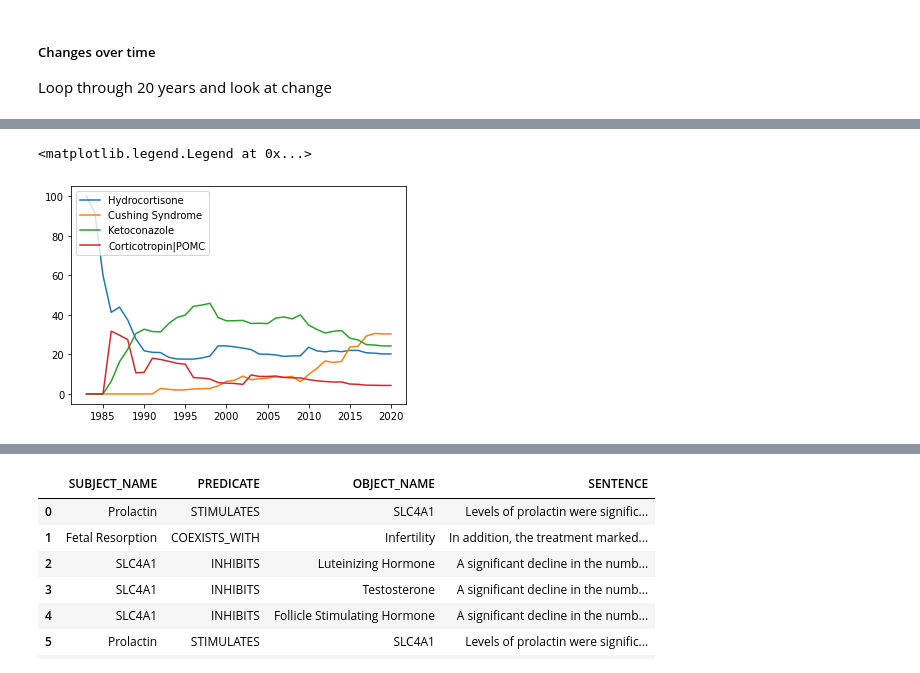
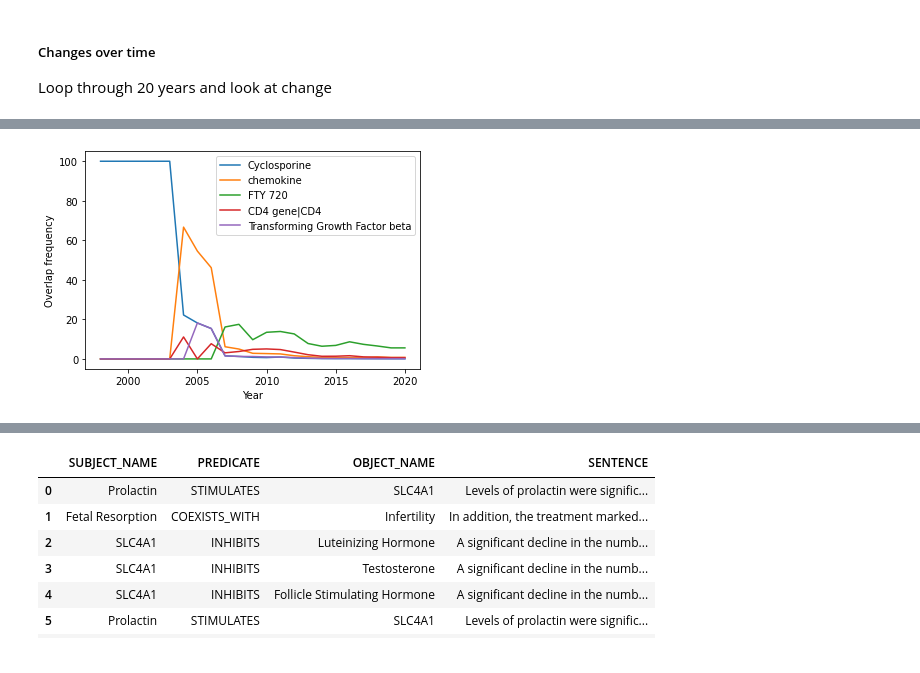
Before and after one commit to MRCIEU/MELODI-Presto, a Jupyter notebook: notebooks/analysis.ipynb, the cells around one changed output, grey strips where cells are left out. Drawn from its saved outputs; the diff is of its cells as text; code cells hidden in the pictures.

Commit message:
more year plots

```diff
--- a/notebooks/analysis.ipynb
+++ b/notebooks/analysis.ipynb
@@ -236,0 +246,10 @@ print(master_df)
+# %%
+#find most frequent terms
+top_num=5
+#filter for certain types?
+#master_df = master_df[master_df['type'].isin(['gngm','aapp','orch'])]
+print(master_df)
+master_df_sum = master_df.groupby(['name'])['rel_counts'].sum()
+master_df_top = master_df_sum.reset_index(name='count').sort_values(by='count',ascending=False).head(n=top_num)
+master_df_top = list(master_df_top['name'])
+master_df_top
@@ -237,49 +276,31 @@ print(master_df)
 # %%
-#master_df = master_df.pivot(index='name', columns='year', values='rel_counts')
-#x = np.linspace(0, 6, 100)
-#y_1 = 5*x
-#y_2 = np.power(x, 2)
-#y_3 = np.exp(x/1.5)
-#plt.plot(x, y_1)
-#plt.plot(x, y_2)
-#plt.plot(x, y_3)
-#plt.show()
-
 #https://www.kaggle.com/andyxie/matplotlib-plot-multiple-lines
 
 def map_term_to_year(term_data,years):
     yearDic={}
     for y in years:
         yearDic[y]=0
     for i,row in term_data.iterrows():
         #print(i,row['year'])
         yearDic[row['year']]=row['rel_counts']
     return list(yearDic.values())
 
-term_list=["Hydrocortisone","Cushing Syndrome","Ketoconazole","Corticotropin|POMC"]
+term_list=master_df_top
 
 x = list(master_df['year'].unique())
-y_1_data=master_df[master_df['name']==term_list[0]][['rel_counts','year']]
-y_2_data=master_df[master_df['name']==term_list[1]][['rel_counts','year']]
-y_3_data=master_df[master_df['name']==term_list[2]][['rel_counts','year']]
-y_4_data=master_df[master_df['name']==term_list[3]][['rel_counts','year']]
-y_1 = map_term_to_year(y_1_data,x)
-y_2 = map_term_to_year(y_2_data,x)
-y_3 = map_term_to_year(y_3_data,x)
-y_4 = map_term_to_year(y_4_data,x)
 
-#print(y_1)
-plt.plot(x,y_1,label=term_list[0])
-plt.plot(x, y_2,label=term_list[1])
-plt.plot(x, y_3,label=term_list[2])
-plt.plot(x, y_4,label=term_list[3])
-plt.legend(loc="upper left")
+for i in range(0,len(master_df_top)):
+    y_data = master_df[master_df['name']==term_list[i]][['rel_counts','year']]
+    y = map_term_to_year(y_data,x)
+    plt.plot(x, y,label=term_list[i])
 
+plt.legend(loc="upper right")
+plt.xlabel('Year')
+plt.ylabel('Overlap frequency')
 
-#master_df.plot()
+plt.savefig(qterm1.replace(' ','_')+'__'+qterm2.replace(' ','_')+'.png',dpi=1000)
 # %% [output]
-<matplotlib.legend.Legend at 0x...>
-[figure, old version]
+[figure, new version]
 # %%
 overlap_df
 # %% [output]
```
Also changed, not shown: parts of 3 cells of this notebook.
